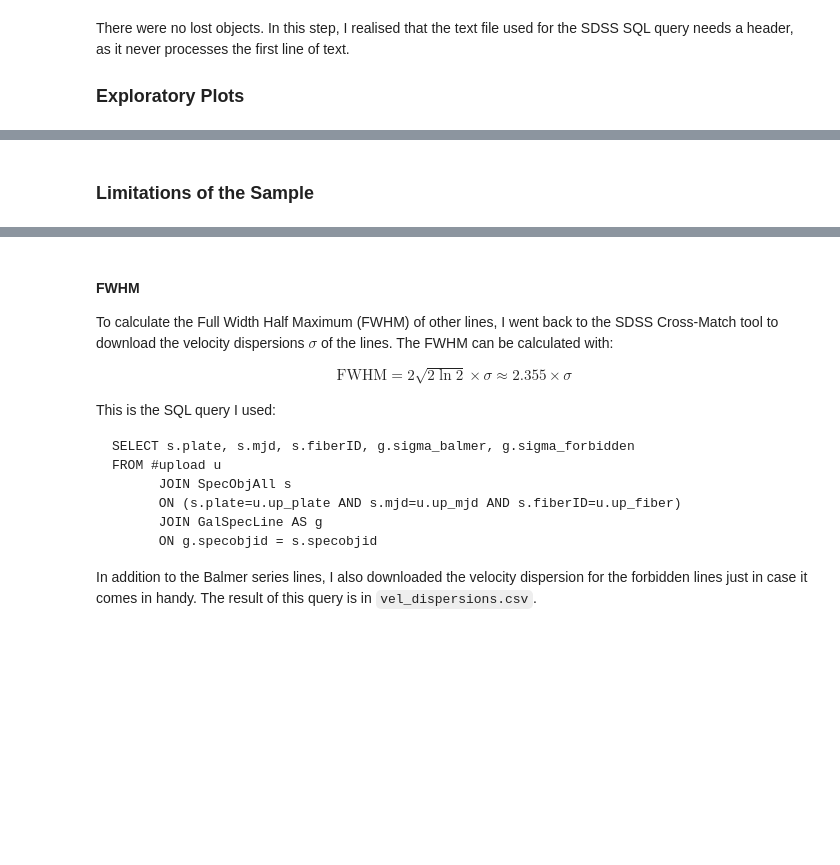
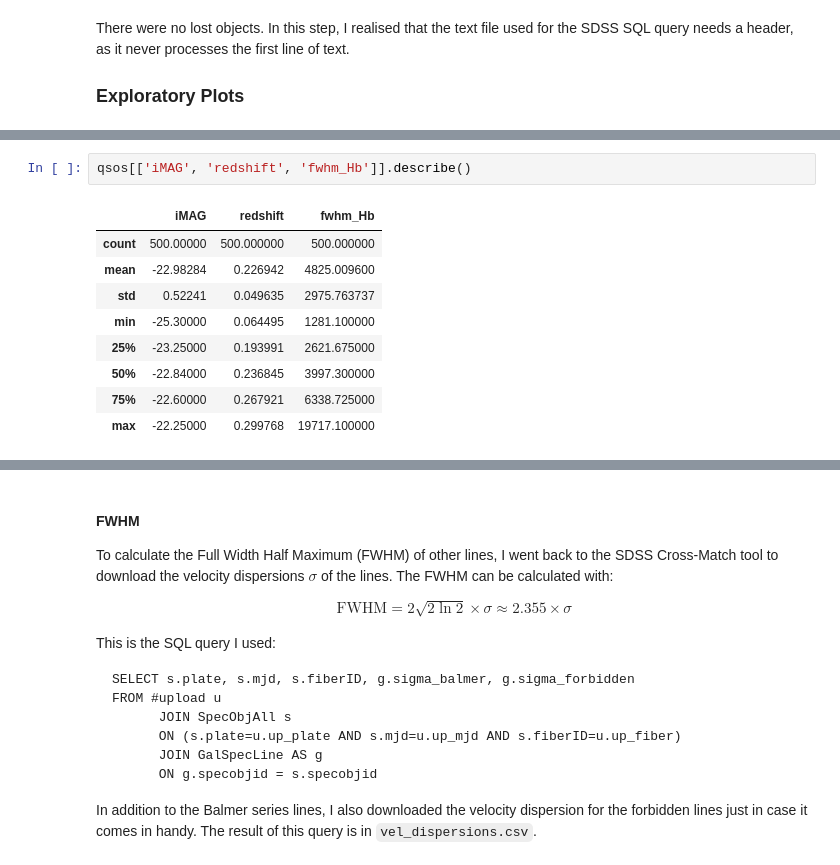
Before and after one commit to NicoGalvarino/AGN_Tutorials_Git, a Jupyter notebook: Tutorial_3_BH_params/Tutorial_3_BH_AD.ipynb, the cells around one changed output, grey strips where cells are left out. Saved outputs shown, nothing was run; the diff lists cells and outputs as text; blank space fills up the shorter version.

```diff
--- a/Tutorial_3_BH_params/Tutorial_3_BH_AD.ipynb
+++ b/Tutorial_3_BH_params/Tutorial_3_BH_AD.ipynb
@@ -224,5 +258,15 @@ plt.ylabel('Redshift', fontsize=13);
 plt.show()
 # %% [output]
 [figure]
-# %% [markdown]
-### Limitations of the Sample
+# %%
+qsos[['iMAG', 'redshift', 'fwhm_Hb']].describe()
+# %% [output]
+|  | iMAG | redshift | fwhm_Hb |
+| count | 500.00000 | 500.000000 | 500.000000 |
+| mean | -22.98284 | 0.226942 | 4825.009600 |
+| std | 0.52241 | 0.049635 | 2975.763737 |
+| min | -25.30000 | 0.064495 | 1281.100000 |
+| 25% | -23.25000 | 0.193991 | 2621.675000 |
+| 50% | -22.84000 | 0.236845 | 3997.300000 |
+| 75% | -22.60000 | 0.267921 | 6338.725000 |
+| max | -22.25000 | 0.299768 | 19717.100000 |
```
Also changed, not shown: parts of 9 cells of this notebook, 4 other files.
